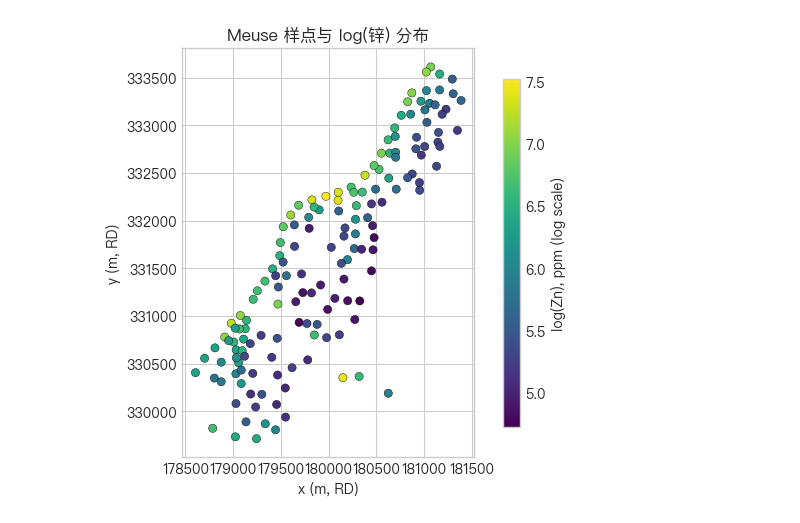
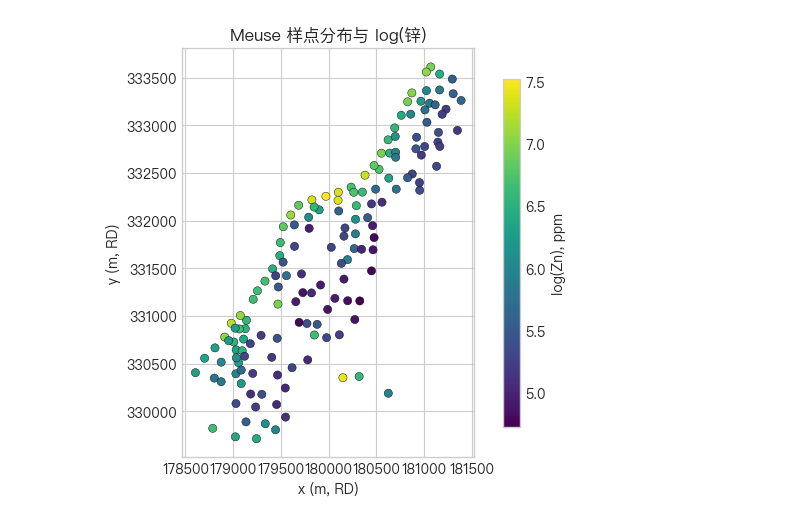
Before and after one commit to Mocha0724/Spatial_Analysis, a Jupyter notebook: cases/spatial-variability/spatial_variability_meuse.ipynb, the cells around one changed output. Drawn from its saved outputs; the diff is of its cells as text; code cells hidden in the pictures.

```diff
--- a/cases/spatial-variability/spatial_variability_meuse.ipynb
+++ b/cases/spatial-variability/spatial_variability_meuse.ipynb
@@ -122,22 +191,22 @@ gdf.head()
 # %%
 fig, ax = plt.subplots(figsize=(6, 5))
 sc = ax.scatter(
     gdf["x"],
     gdf["y"],
     c=gdf["log_zinc"],
     cmap="viridis",
     s=35,
     edgecolor="k",
     linewidths=0.3,
 )
 ax.set_aspect("equal", adjustable="box")
 ax.set_xlabel("x (m, RD)")
 ax.set_ylabel("y (m, RD)")
 cb = plt.colorbar(sc, ax=ax, shrink=0.85)
-cb.set_label("log(Zn), ppm (log scale)")
-ax.set_title("Meuse 样点与 log(锌) 分布")
+cb.set_label("log(Zn), ppm")
+ax.set_title("Meuse 样点分布与 log(锌)")
 fig.tight_layout()
 fig.savefig(OUT / "meuse_logzn_points.png", dpi=150)
 plt.show()
 # %% [output]
-[figure, old version]
+[figure, new version]
```
Also changed, not shown: parts of 26 cells of this notebook, 7 other files.
